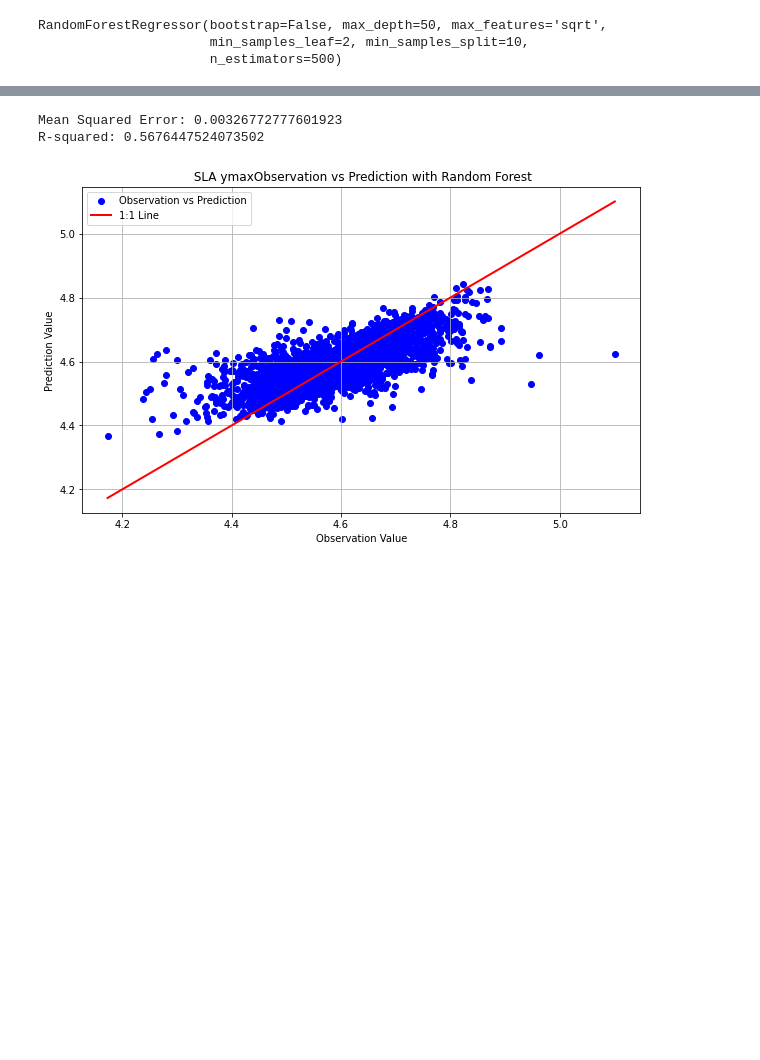
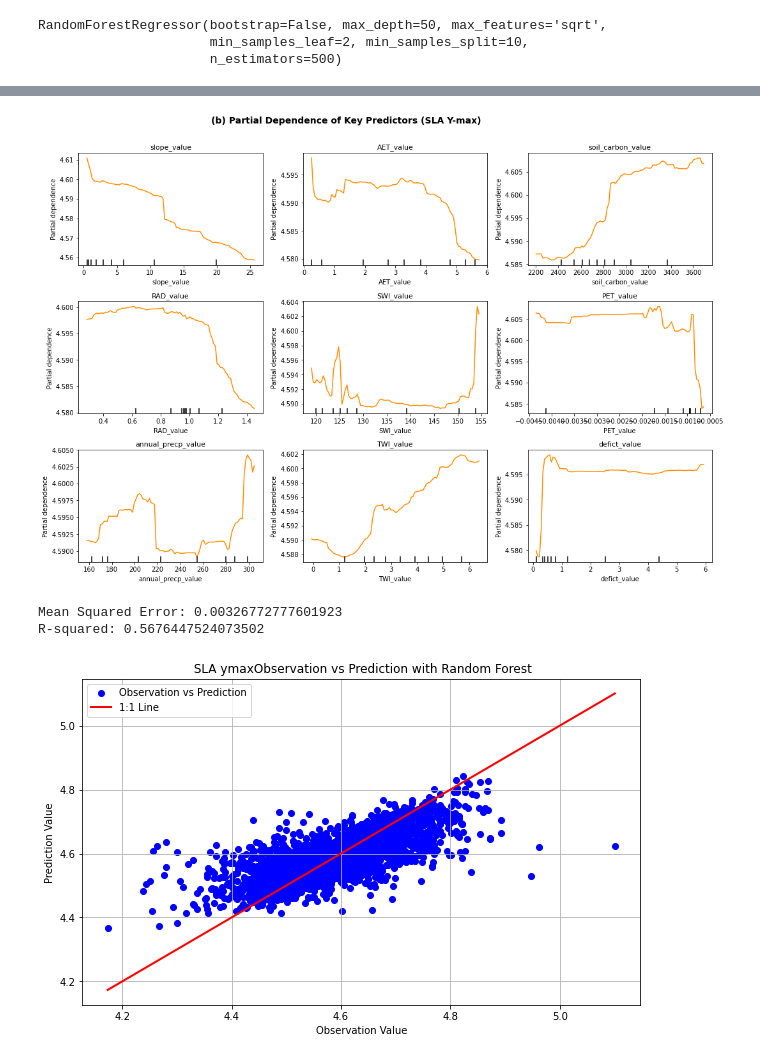
Before and after one commit to wenquchen/hytools, a Jupyter notebook: RF trait environment update3.ipynb, the cells around one changed output, grey strips where cells are left out. Saved outputs shown, nothing was run; the diff lists cells and outputs as text; code cells hidden in the pictures; blank space fills up the shorter version.

```diff
--- a/RF trait environment update3.ipynb
+++ b/RF trait environment update3.ipynb
@@ -220,3 +248,37 @@ Feature: soil_ph_value, Importance: 0.05235682404678236
+# %%
+from sklearn.inspection import PartialDependenceDisplay
+
+# --- Select top N most important predictors ---
+top_features = feature_names_sorted[:9]  # Top 9 shown (3 per row)
+
+n_cols = 3
+n_rows = -(-len(top_features) // n_cols)  # Ceiling division
+
+fig, ax = plt.subplots(nrows=n_rows, ncols=n_cols, figsize=(5*n_cols, 3.5*n_rows))
+ax = ax.flatten()
+
+for i, feature in enumerate(top_features):
+    PartialDependenceDisplay.from_estimator(
+        rf_ymax,
+        sla_ymax_features,
+        [feature],
+        ax=ax[i],
+        line_kw={'color': 'darkorange'}
+    )
+    ax[i].set_title(f"{feature}", fontsize=11)
+    ax[i].set_xlabel("Feature Value")
+    ax[i].set_ylabel("Predicted Trait Y-max")
+
+# Hide unused subplots
+for j in range(i+1, len(ax)):
+    ax[j].set_visible(False)
+
+plt.suptitle("(b) Partial Dependence of Key Predictors (SLA Y-max)", fontsize=14, fontweight='bold', x=0.45)
+plt.tight_layout(rect=[0, 0, 1, 0.97])
+plt.savefig(r"E:\wenqu\zonal_statistics\images\SLA_ymax_partial_dependence.png", dpi=300, bbox_inches='tight')
+plt.show()
+# %% [output]
+[figure, added]
 # %%
 import csv
 
```
Also changed, not shown: parts of 29 cells of this notebook, 38 other files.
